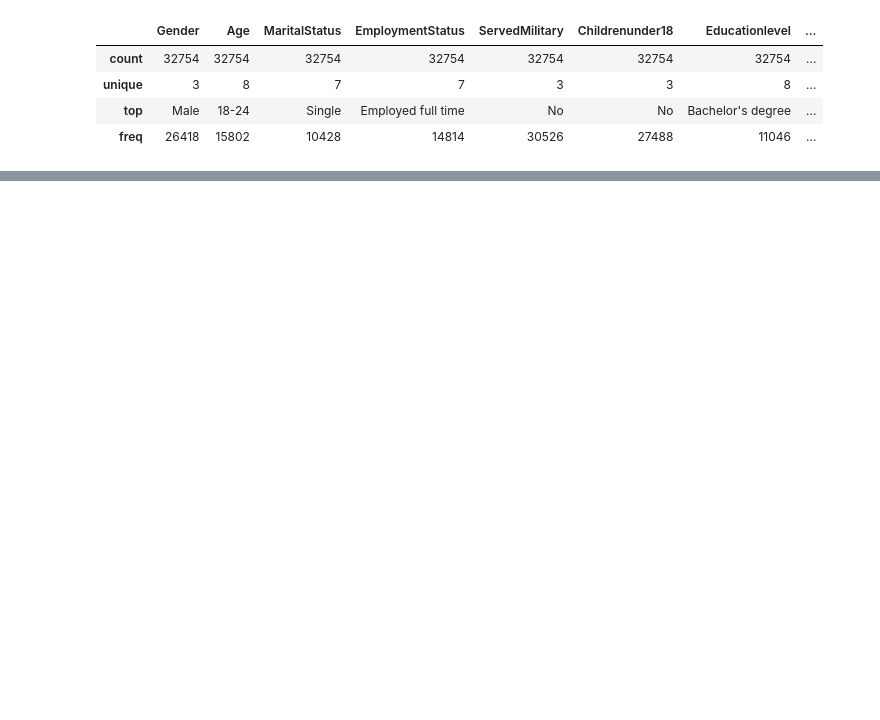
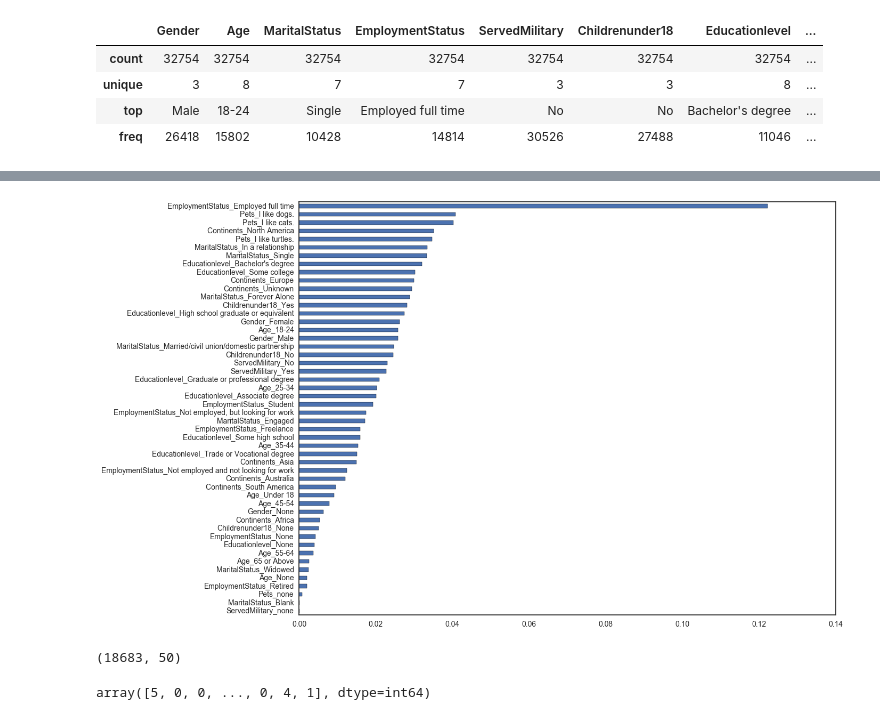
Before and after one commit to megha25/RedittSurveyAssignment, a Jupyter notebook: Reddit Survey Assignment EDA.ipynb, the cells around one changed output, grey strips where cells are left out. Saved outputs shown, nothing was run; the diff lists cells and outputs as text; code cells hidden in the pictures; blank space fills up the shorter version.

```diff
--- a/Reddit Survey Assignment EDA.ipynb
+++ b/Reddit Survey Assignment EDA.ipynb
@@ -681,0 +706,2 @@ del df["Country"]
+# %%
+y = y.replace(to_replace=['Under $20,000', '$50,000 - $69,999', '$70,000 - $99,999', '$100,000 - $149,999', '$20,000 - $29,999', '$30,000 - $39,999', '$150,000 or more', '$40,000 - $49,999'], value=[0,1,2,3,4,5,6,7])
@@ -745,0 +863,6 @@ sns.heatmap(corr, mask=mask, cmap=cmap, vmax=.3,
+# %%
+feature_importances = pd.Series(model.feature_importances_, index=df.columns)
+feature_importances.sort()
+feature_importances.plot(kind="barh", figsize=(13,10));
+# %% [output]
+[figure, added]
@@ -745,0 +871,4 @@ sns.heatmap(corr, mask=mask, cmap=cmap, vmax=.3,
+# %%
+pred_train.shape
+# %% [output]
+(18683, 50)
@@ -745,0 +881,4 @@ sns.heatmap(corr, mask=mask, cmap=cmap, vmax=.3,
+# %%
+predictions
+# %% [output]
+array([5, 0, 0, ..., 0, 4, 1], dtype=int64)
```
Also changed, not shown: parts of 24 cells of this notebook.
